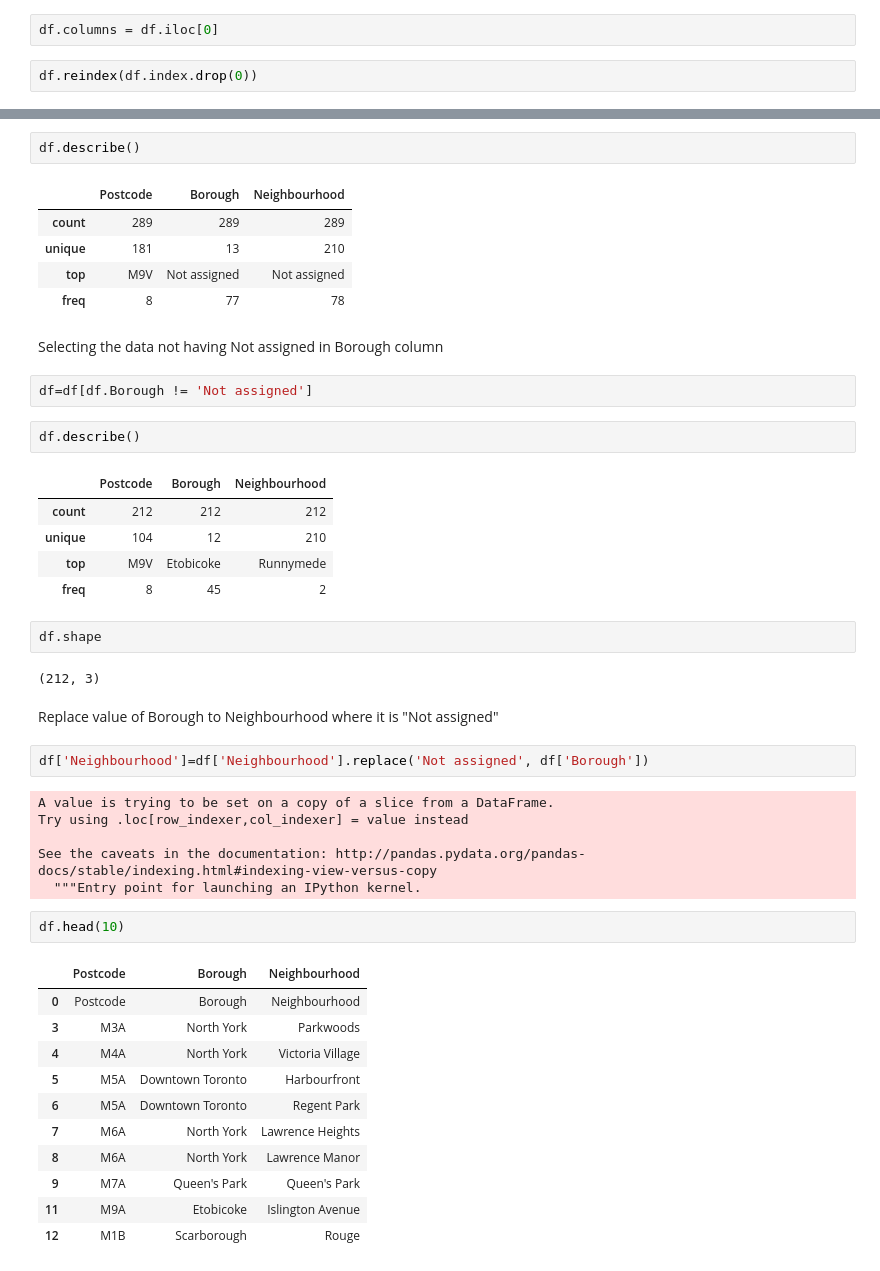
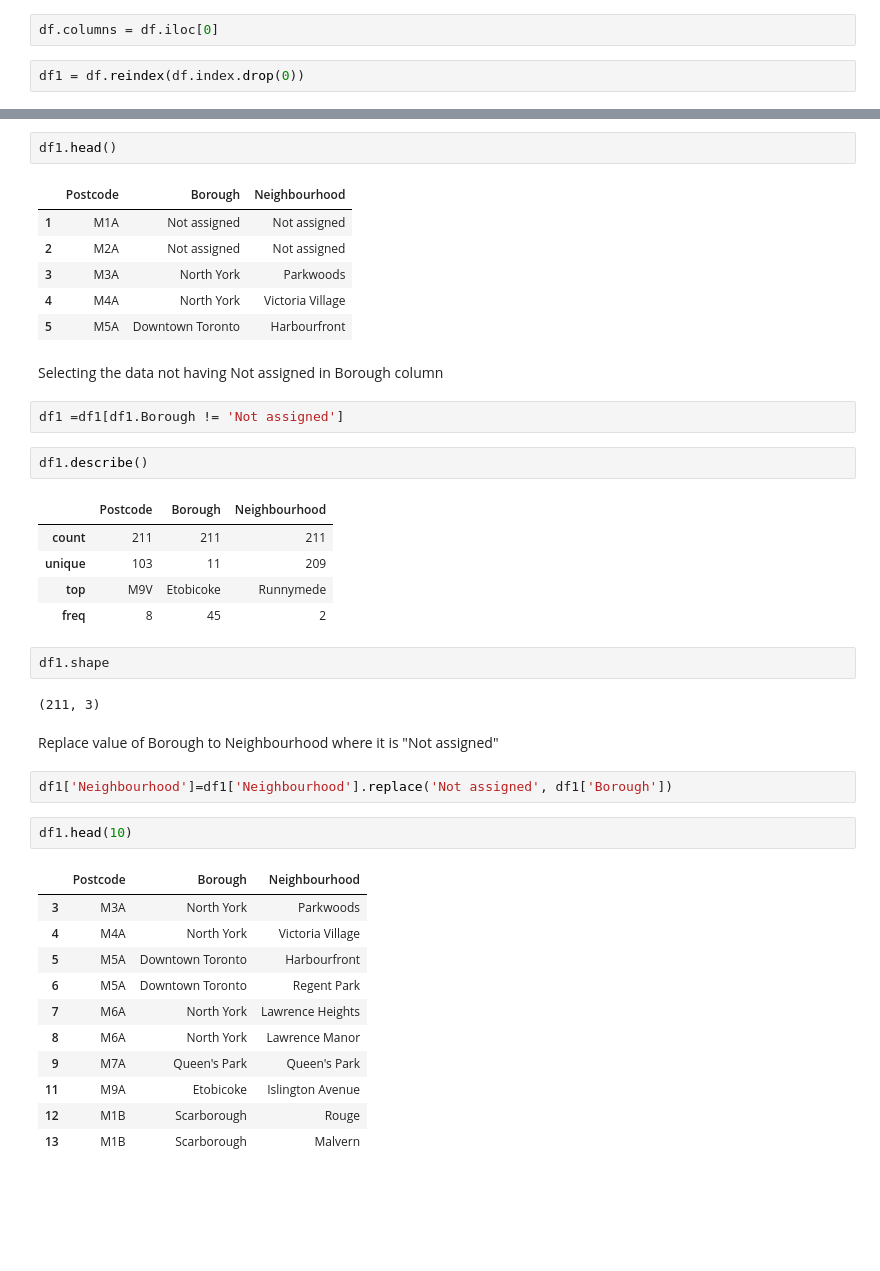
Before and after one commit to pupandya/Coursera_capstone, a Jupyter notebook: CapstoneWeek3assignments.ipynb, the cells around one changed output, grey strips where cells are left out. Cells and saved outputs as stored; diff of their text form; blank space fills up the shorter version.

```diff
--- a/CapstoneWeek3assignments.ipynb
+++ b/CapstoneWeek3assignments.ipynb
@@ -42,4 +35,4 @@ Giving appropriate columns
 # %%
 df.columns = df.iloc[0]
 # %%
-df.reindex(df.index.drop(0))
+df1 = df.reindex(df.index.drop(0))
@@ -65,42 +39,36 @@ df.reindex(df.index.drop(0))
-# %%
-df.describe()
-# %% [output]
-|  | Postcode | Borough | Neighbourhood |
-| count | 289 | 289 | 289 |
-| unique | 181 | 13 | 210 |
-| top | M9V | Not assigned | Not assigned |
-| freq | 8 | 77 | 78 |
+# %%
+df1.head()
+# %% [output]
+|  | Postcode | Borough | Neighbourhood |
+| 1 | M1A | Not assigned | Not assigned |
+| 2 | M2A | Not assigned | Not assigned |
+| 3 | M3A | North York | Parkwoods |
+| 4 | M4A | North York | Victoria Village |
+| 5 | M5A | Downtown Toronto | Harbourfront |
 # %% [markdown]
 Selecting the data not having Not assigned in Borough column
 # %%
-df=df[df.Borough != 'Not assigned']
+df1 =df1[df1.Borough != 'Not assigned']
 # %%
-df.describe()
+df1.describe()
 # %% [output]
 |  | Postcode | Borough | Neighbourhood |
-| count | 212 | 212 | 212 |
-| unique | 104 | 12 | 210 |
+| count | 211 | 211 | 211 |
+| unique | 103 | 11 | 209 |
 | top | M9V | Etobicoke | Runnymede |
 | freq | 8 | 45 | 2 |
 # %%
-df.shape
+df1.shape
 # %% [output]
-(212, 3)
+(211, 3)
 # %% [markdown]
 Replace value of Borough to Neighbourhood where it is "Not assigned"
 # %%
-df['Neighbourhood']=df['Neighbourhood'].replace('Not assigned', df['Borough'])
+df1['Neighbourhood']=df1['Neighbourhood'].replace('Not assigned', df1['Borough'])
-# %% [output]
-A value is trying to be set on a copy of a slice from a DataFrame.
-Try using .loc[row_indexer,col_indexer] = value instead
-
-See the caveats in the documentation: http://pandas.pydata.org/pandas-docs/stable/indexing.html#indexing-view-versus-copy
-  """Entry point for launching an IPython kernel.
 # %%
-df.head(10)
+df1.head(10)
 # %% [output]
 |  | Postcode | Borough | Neighbourhood |
-| 0 | Postcode | Borough | Neighbourhood |
 | 3 | M3A | North York | Parkwoods |
 | 4 | M4A | North York | Victoria Village |
 | 5 | M5A | Downtown Toronto | Harbourfront |
@@ -110,4 +78,5 @@ df.head(10)
 | 9 | M7A | Queen's Park | Queen's Park |
 | 11 | M9A | Etobicoke | Islington Avenue |
 | 12 | M1B | Scarborough | Rouge |
+| 13 | M1B | Scarborough | Malvern |
 # %%
```
Also changed, not shown: parts of 8 cells of this notebook.
